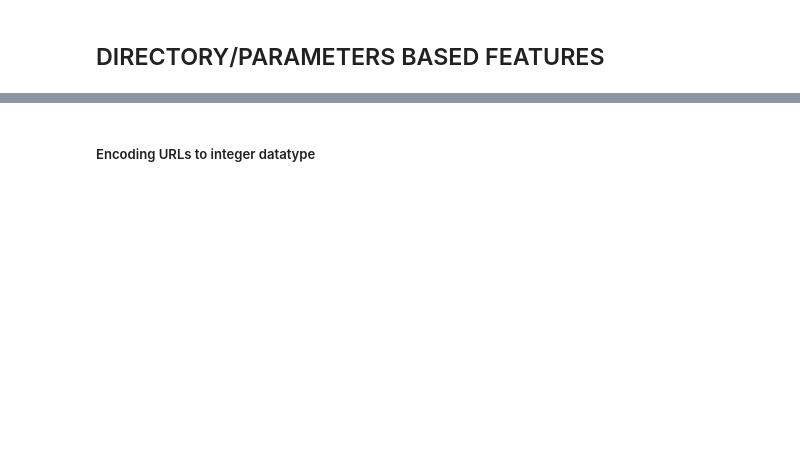
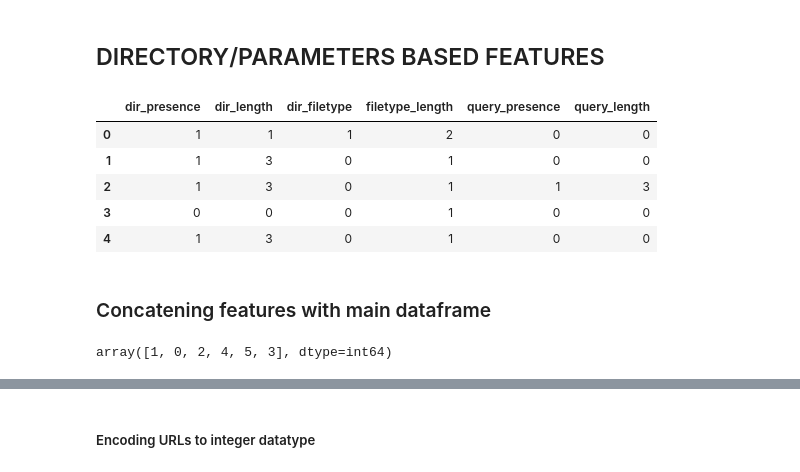
Before and after one commit to devsec-ansh/Phishing-Scam-Detection-Using-Ensemble-Machine-Learning-and-NLP, a Jupyter notebook: Phishing Detection using ML.ipynb, the cells around one changed output, grey strips where cells are left out. Drawn from its saved outputs; the diff is of its cells as text; code cells hidden in the pictures; blank space fills up the shorter version.

```diff
--- a/Phishing Detection using ML.ipynb
+++ b/Phishing Detection using ML.ipynb
@@ -387,0 +447,21 @@ def count_slash(url): # 3.counting slash in URL
+# %%
+featuresDirectory = []
+label = 0
+
+for i in range(0, 11430):
+    url_value = df['url'][i]
+    featuresDirectory.append(directoryFeatureExtraction(url_value,label))
+
+directory_labels = ['dir_presence', 'dir_length', 'dir_filetype','filetype_length', 'query_presence', 'query_length']
+
+directory_df = pd.DataFrame(featuresDirectory, columns=directory_labels)
+directory_df.head()
+# %% [output]
+|  | dir_presence | dir_length | dir_filetype | filetype_length | query_presence | query_length |
+| 0 | 1 | 1 | 1 | 2 | 0 | 0 |
+| 1 | 1 | 3 | 0 | 1 | 0 | 0 |
+| 2 | 1 | 3 | 0 | 1 | 1 | 3 |
+| 3 | 0 | 0 | 0 | 1 | 0 | 0 |
+| 4 | 1 | 3 | 0 | 1 | 0 | 0 |
+# %% [markdown]
+### Concatening features with main dataframe
@@ -388,3 +473,7 @@ def count_slash(url): # 3.counting slash in URL
+# %%
+daf.dir_filetype.unique()
+# %% [output]
+array([1, 0, 2, 4, 5, 3], dtype=int64)
 # %%
 daf.head()
 # %% [output]
```
Also changed, not shown: parts of 22 cells of this notebook.
